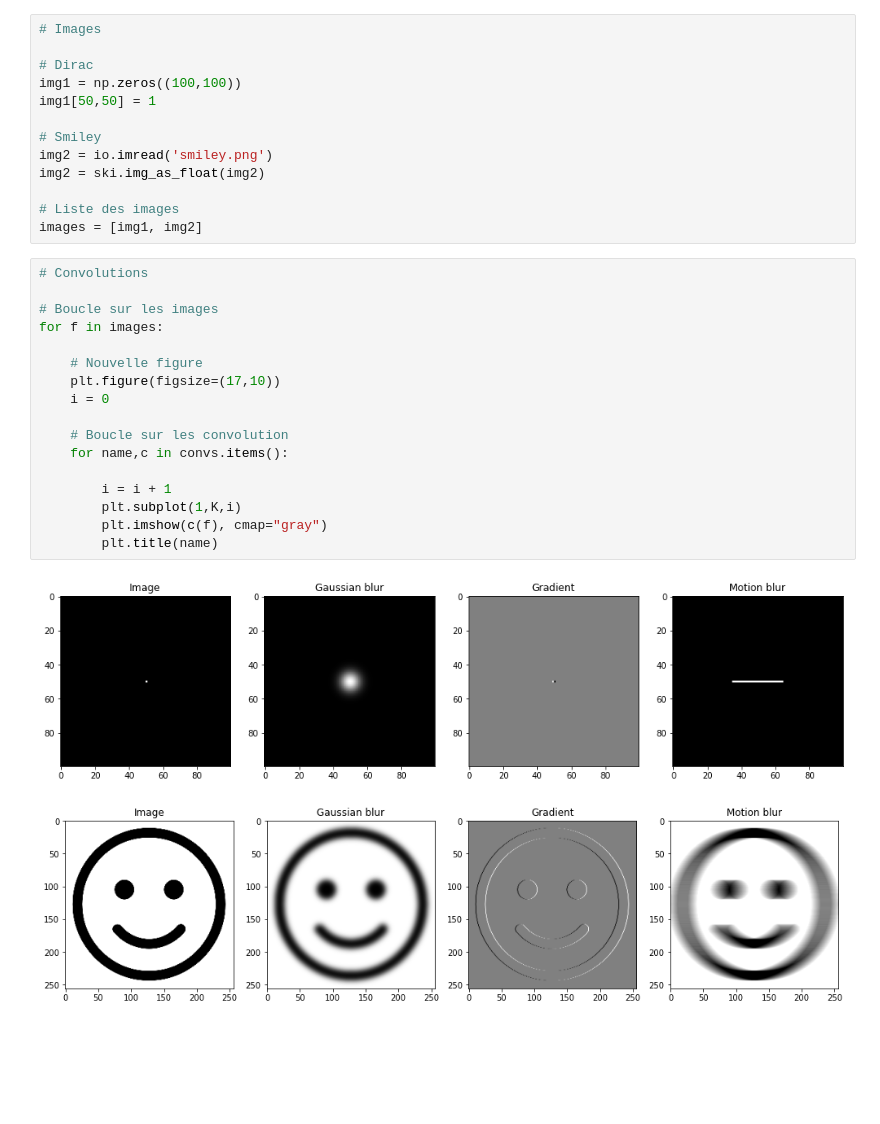
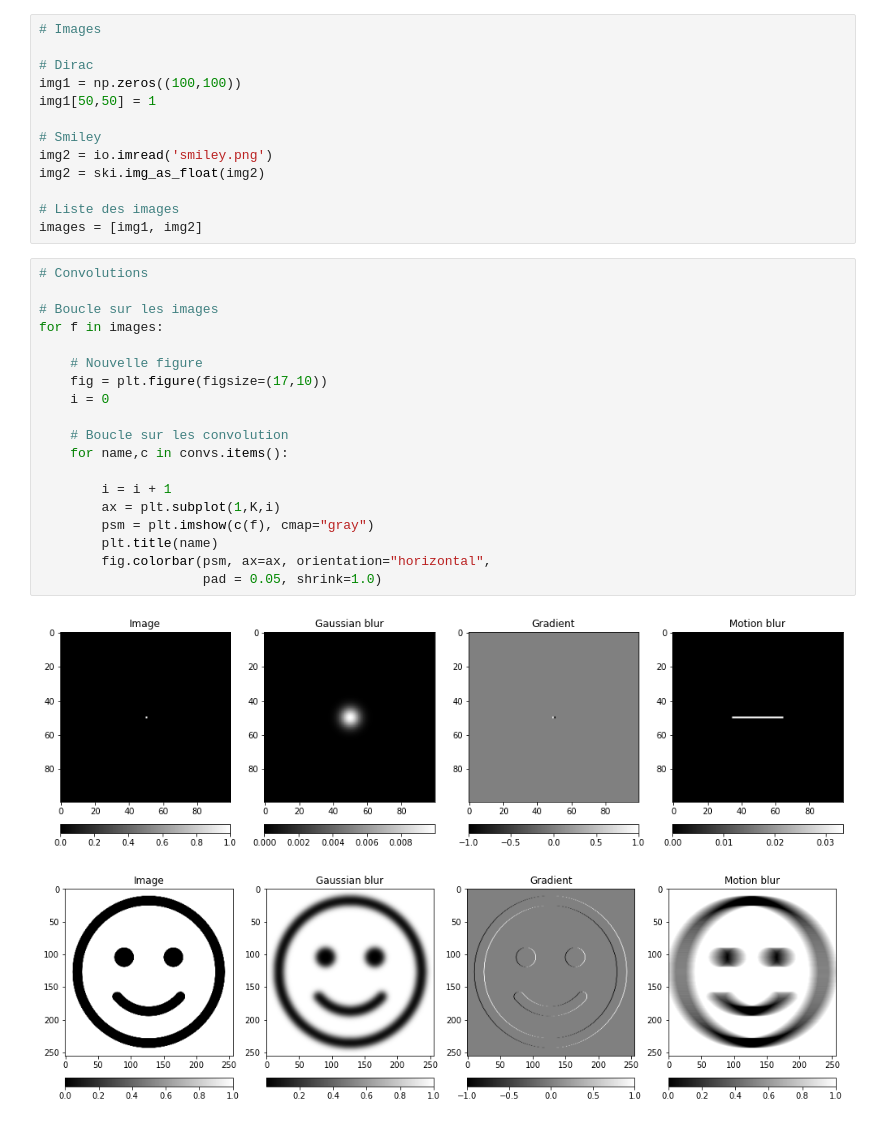
Before and after one commit to vincmazet/bip, a Jupyter notebook: _sources/labs/cor21.ipynb, the cells around one changed output. Drawn from its saved outputs; the diff is of its cells as text; blank space fills up the shorter version.

```diff
--- a/_sources/labs/cor21.ipynb
+++ b/_sources/labs/cor21.ipynb
@@ -99,23 +100,25 @@ images = [img1, img2]
 # %%
 # Convolutions
 
 # Boucle sur les images
 for f in images:
 
     # Nouvelle figure
-    plt.figure(figsize=(17,10))
+    fig = plt.figure(figsize=(17,10))
     i = 0
 
     # Boucle sur les convolution
     for name,c in convs.items():
 
         i = i + 1
-        plt.subplot(1,K,i)
-        plt.imshow(c(f), cmap="gray")
+        ax = plt.subplot(1,K,i)
+        psm = plt.imshow(c(f), cmap="gray")
         plt.title(name)
+        fig.colorbar(psm, ax=ax, orientation="horizontal",
+                     pad = 0.05, shrink=1.0)
 # %% [output]
-[figure, old version]
+[figure, new version]
-[figure, old version]
+[figure, new version]
 # %% [markdown]
 The function `skimage.filters.gaussian` defines a Gaussian kernel (this is the second image above).
 The result of the function is the convolution product of this Gaussian kernel with the image given as a parameter of the function.
```
Also changed, not shown: parts of 6 cells of this notebook, 48 other files.
